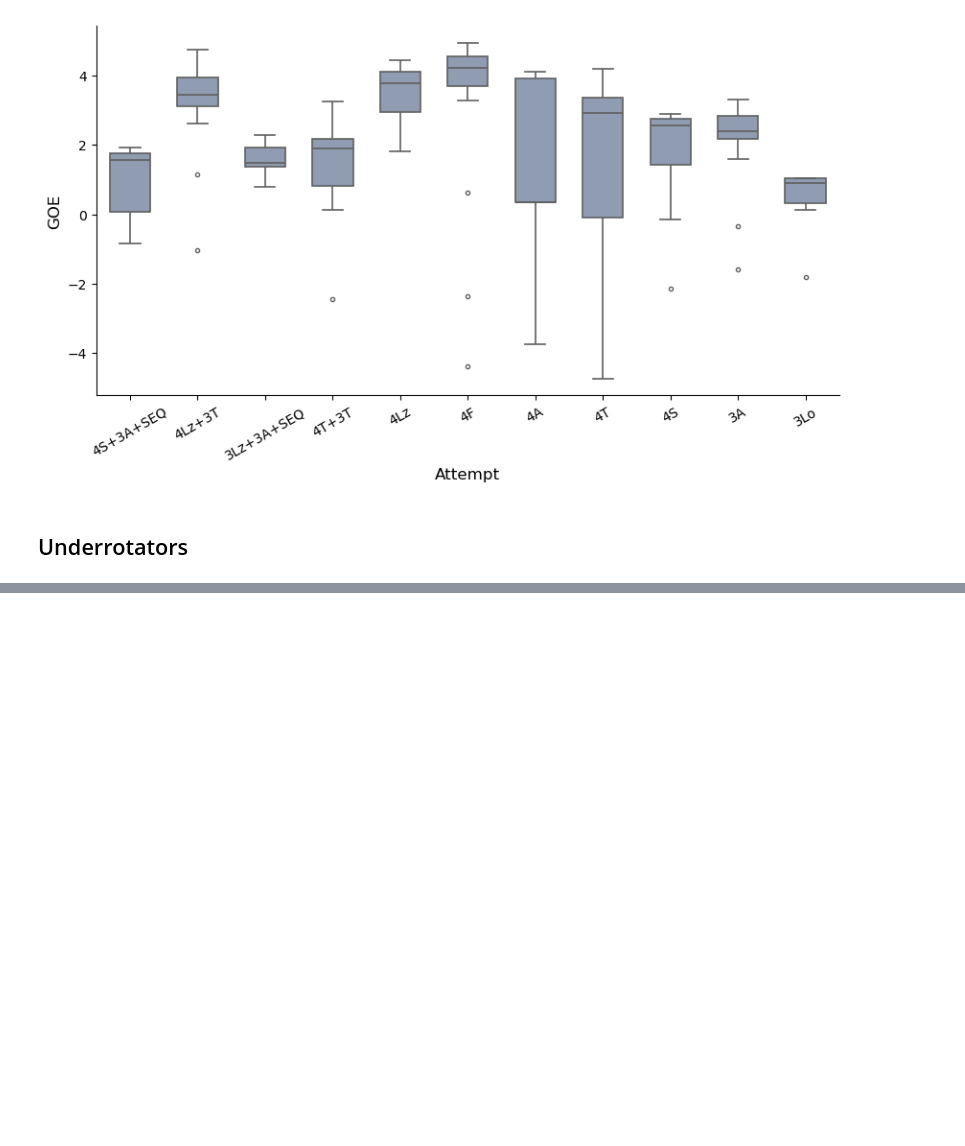
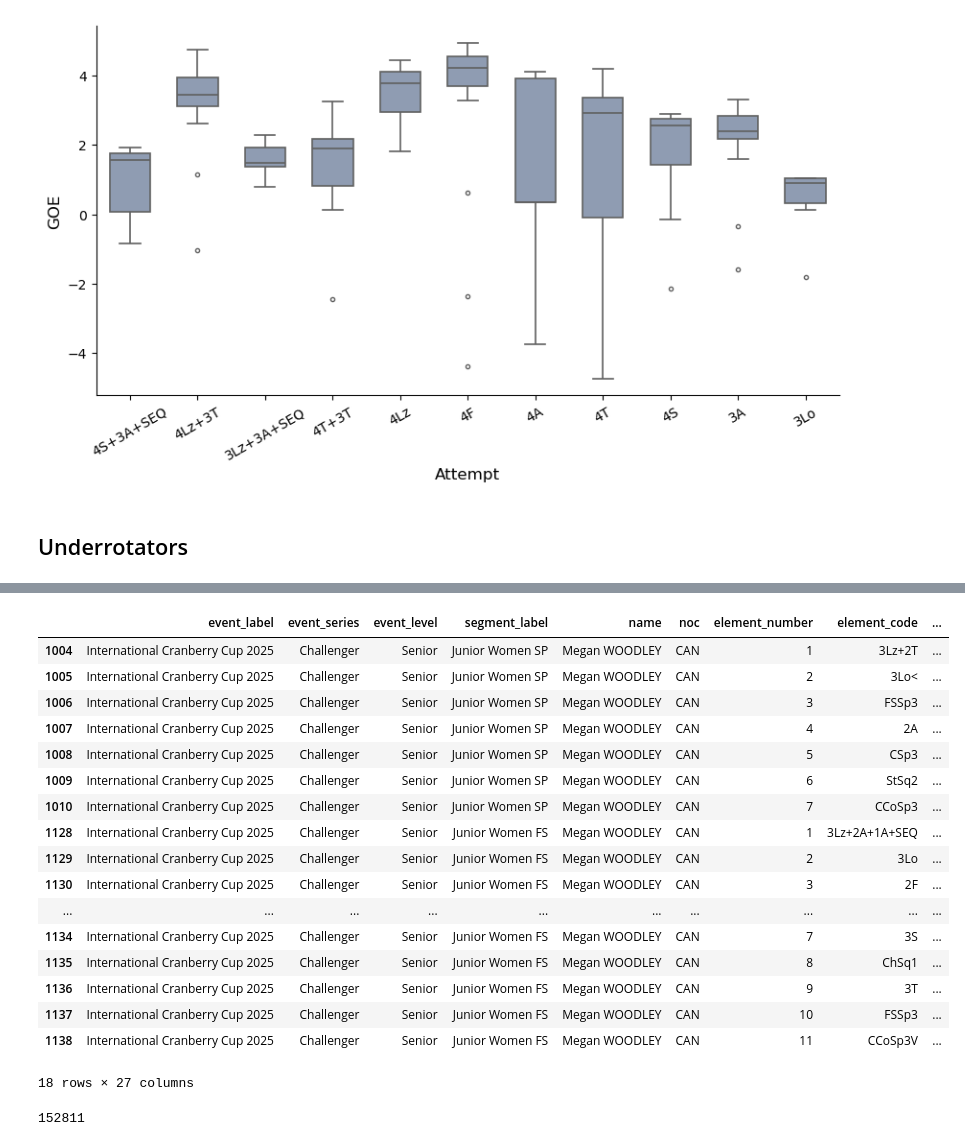
Before and after one commit to erleholgersen/cleanskate, a Jupyter notebook: examples/quick_start.ipynb, the cells around one changed output, grey strips where cells are left out. Drawn from its saved outputs; the diff is of its cells as text; code cells hidden in the pictures; blank space fills up the shorter version.

```diff
--- a/examples/quick_start.ipynb
+++ b/examples/quick_start.ipynb
@@ -219,0 +216,4 @@ fx_df
+# %%
+# 3A in competition
+pd.set_option('display.max_rows', 100)
+elements[ elements['segment_label'].str.contains('Women') & (elements['element_code'] == '3A') & pd.isna(elements['info_flags']) & ~pd.isna(elements['fall'])].sort_values(by='name')
@@ -219,0 +234,25 @@ fx_df
+# %%
+elements[ (elements['name'] == 'Megan WOODLEY') & (elements['event_series'] == 'Challenger') ][['fall']]
+# %% [output]
+|  | event_label | event_series | event_level | segment_label | name | noc | element_number | element_code | ... |
+| 1004 | International Cranberry Cup 2025 | Challenger | Senior | Junior Women SP | Megan WOODLEY | CAN | 1 | 3Lz+2T | ... |
+| 1005 | International Cranberry Cup 2025 | Challenger | Senior | Junior Women SP | Megan WOODLEY | CAN | 2 | 3Lo< | ... |
+| 1006 | International Cranberry Cup 2025 | Challenger | Senior | Junior Women SP | Megan WOODLEY | CAN | 3 | FSSp3 | ... |
+| 1007 | International Cranberry Cup 2025 | Challenger | Senior | Junior Women SP | Megan WOODLEY | CAN | 4 | 2A | ... |
+| 1008 | International Cranberry Cup 2025 | Challenger | Senior | Junior Women SP | Megan WOODLEY | CAN | 5 | CSp3 | ... |
+| 1009 | International Cranberry Cup 2025 | Challenger | Senior | Junior Women SP | Megan WOODLEY | CAN | 6 | StSq2 | ... |
+| 1010 | International Cranberry Cup 2025 | Challenger | Senior | Junior Women SP | Megan WOODLEY | CAN | 7 | CCoSp3 | ... |
+| 1128 | International Cranberry Cup 2025 | Challenger | Senior | Junior Women FS | Megan WOODLEY | CAN | 1 | 3Lz+2A+1A+SEQ | ... |
+| 1129 | International Cranberry Cup 2025 | Challenger | Senior | Junior Women FS | Megan WOODLEY | CAN | 2 | 3Lo | ... |
+| 1130 | International Cranberry Cup 2025 | Challenger | Senior | Junior Women FS | Megan WOODLEY | CAN | 3 | 2F | ... |
+| ... | ... | ... | ... | ... | ... | ... | ... | ... | ... |
+| 1134 | International Cranberry Cup 2025 | Challenger | Senior | Junior Women FS | Megan WOODLEY | CAN | 7 | 3S | ... |
+| 1135 | International Cranberry Cup 2025 | Challenger | Senior | Junior Women FS | Megan WOODLEY | CAN | 8 | ChSq1 | ... |
+| 1136 | International Cranberry Cup 2025 | Challenger | Senior | Junior Women FS | Megan WOODLEY | CAN | 9 | 3T | ... |
+| 1137 | International Cranberry Cup 2025 | Challenger | Senior | Junior Women FS | Megan WOODLEY | CAN | 10 | FSSp3 | ... |
+| 1138 | International Cranberry Cup 2025 | Challenger | Senior | Junior Women FS | Megan WOODLEY | CAN | 11 | CCoSp3V | ... |
+18 rows × 27 columns
+# %%
+len(elements)
+# %% [output]
+152811
```
Also changed, not shown: parts of 5 cells of this notebook, 4 other files.
